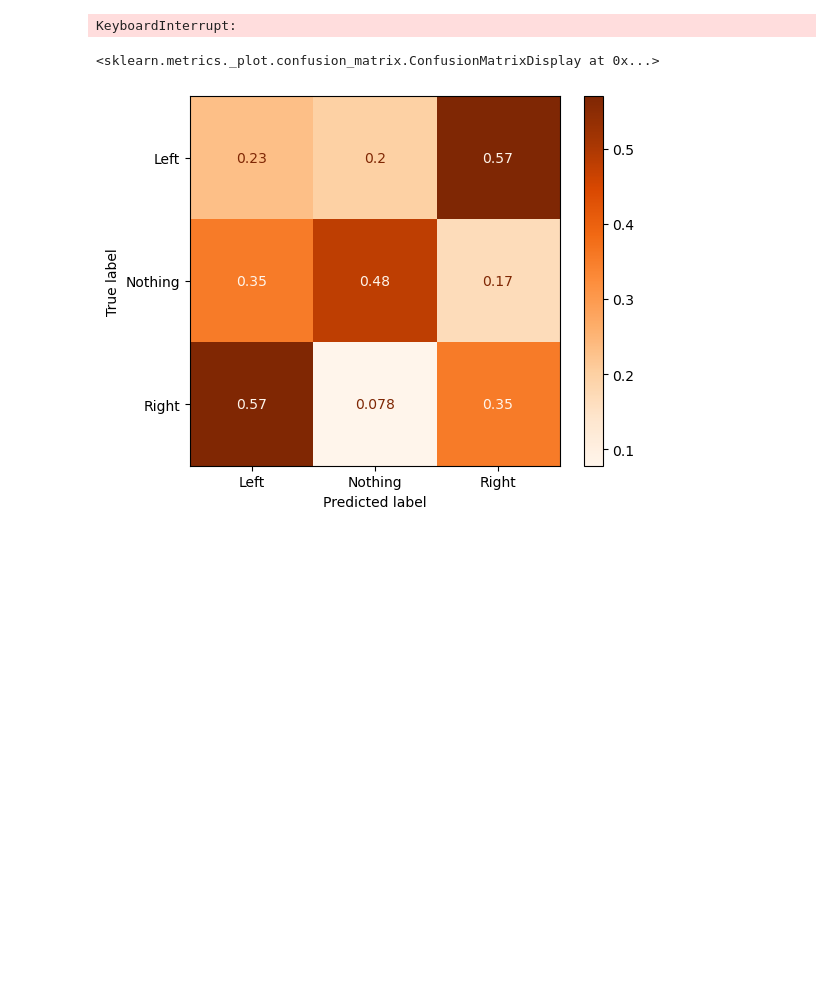
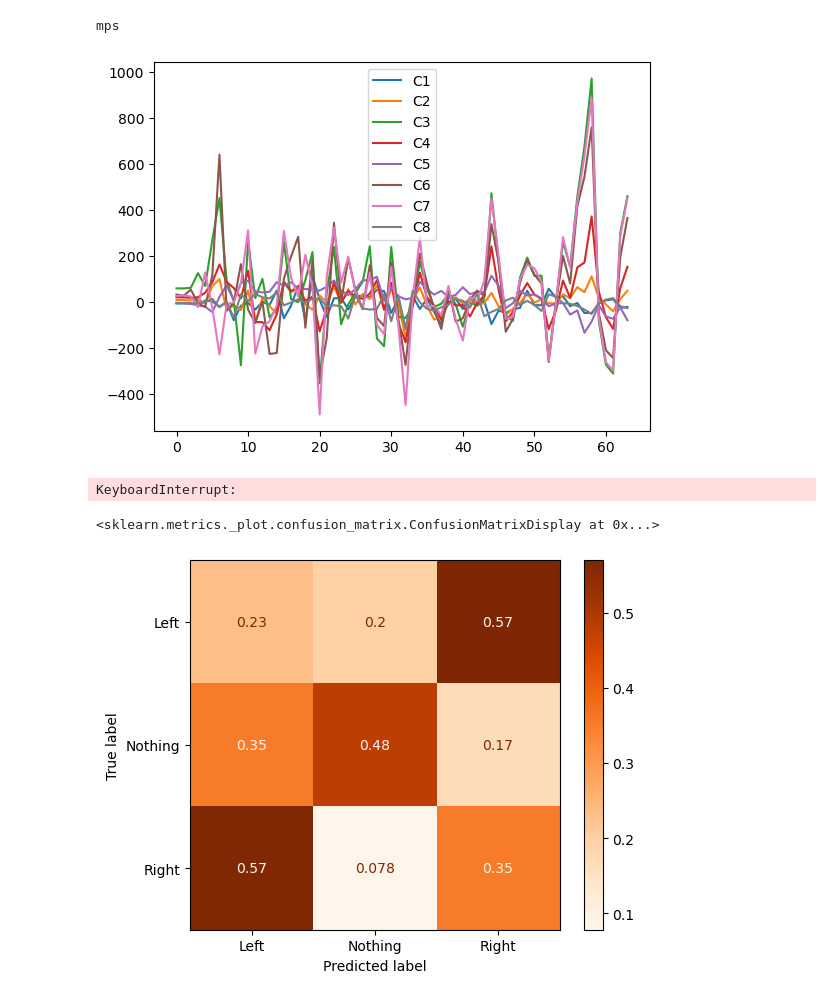
Before and after one commit to Stelath/neuro-nav, a Jupyter notebook: neural_network_testing.ipynb, the cells around one changed output. Saved outputs shown, nothing was run; the diff lists cells and outputs as text; code cells hidden in the pictures; blank space fills up the shorter version.

```diff
--- a/neural_network_testing.ipynb
+++ b/neural_network_testing.ipynb
@@ -25,6 +26,9 @@ from tsai.models.RNN_FCN import MLSTM_FCN
 # %%
 device = torch.device('cuda' if torch.cuda.is_available() else 'mps' if torch.backends.mps.is_available() else 'cpu')
 # device = torch.device('cpu')
+print(device)
+# %% [output]
+mps
 # %%
 class BCIModel(nn.Module):
     def __init__(self, channels=8, classes=3):
@@ -54,9 +58,17 @@ class BCIModel(nn.Module):
         x = self.fc3(x)
         return x
 # %%
-train_dataset = BCIDataset('data/train', data_length=512)
-test_dataset = BCIDataset('data/test', data_length=512)
+train_dataset = BCIDataset('data/train', data_length=256)
+test_dataset = BCIDataset('data/test', data_length=256)
 
 train_dataloader = DataLoader(train_dataset, batch_size=256, shuffle=True)
 test_dataloader = DataLoader(test_dataset, batch_size=256, shuffle=True)
+# %%
+eeg_data = train_dataset[90]['inputs']
+for i, channel in enumerate(eeg_data):
+    plt.plot(channel, label = f"C{i+1}")
+plt.legend()
+plt.show()
+# %% [output]
+[figure, added]
 # %%
```
Also changed, not shown: parts of 2 cells of this notebook.
